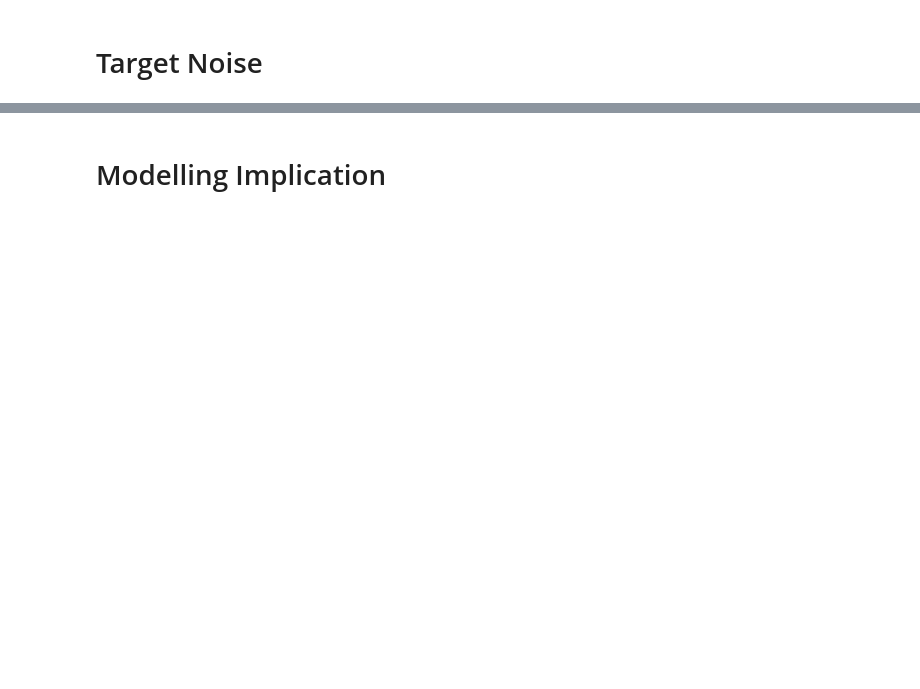
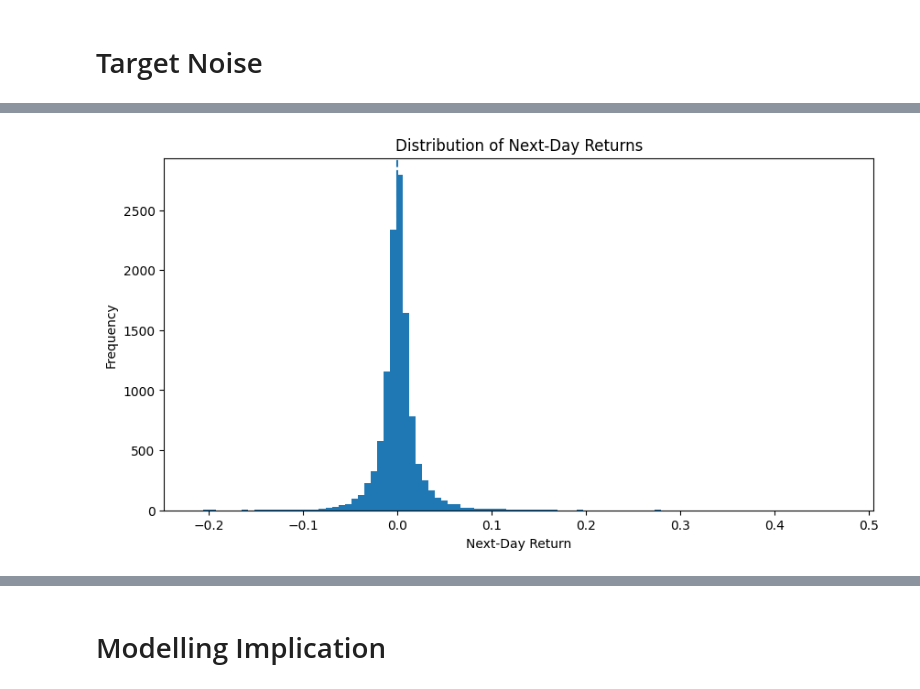
Before and after one commit to maxautomateseverything/market-intelligence-pipeline, a Jupyter notebook: notebooks/08 - Target Analysis.ipynb, the cells around one changed output, grey strips where cells are left out. Cells and saved outputs as stored; diff of their text form; code cells hidden in the pictures; blank space fills up the shorter version.

```diff
--- a/notebooks/08 - Target Analysis.ipynb
+++ b/notebooks/08 - Target Analysis.ipynb
@@ -250,0 +1222,19 @@ Return to risk - mean vs volatility:
+# %%
+df["today_return_band"] = pd.qcut(
+    df["adj_close"],
+    q=5,
+    labels=[
+        "largest down days",
+        "down days",
+        "middle days",
+        "up days",
+        "largest up days"
+    ]
+)
+
+mean_reversion_table = (
+    df.groupby("today_return_band")[target_return]
+    .agg(["mean", "std", "count"])
+)
+
+mean_reversion_table
@@ -250,0 +1249,12 @@ Return to risk - mean vs volatility:
+# %%
+import matplotlib.pyplot as plt
+
+plt.figure(figsize=(10, 5))
+plt.hist(df[target_return], bins=100)
+plt.axvline(0, linestyle="--")
+plt.title("Distribution of Next-Day Returns")
+plt.xlabel("Next-Day Return")
+plt.ylabel("Frequency")
+plt.show()
+# %% [output]
+[figure, added]
```
Also changed, not shown: parts of 40 cells of this notebook, 5 other files.
